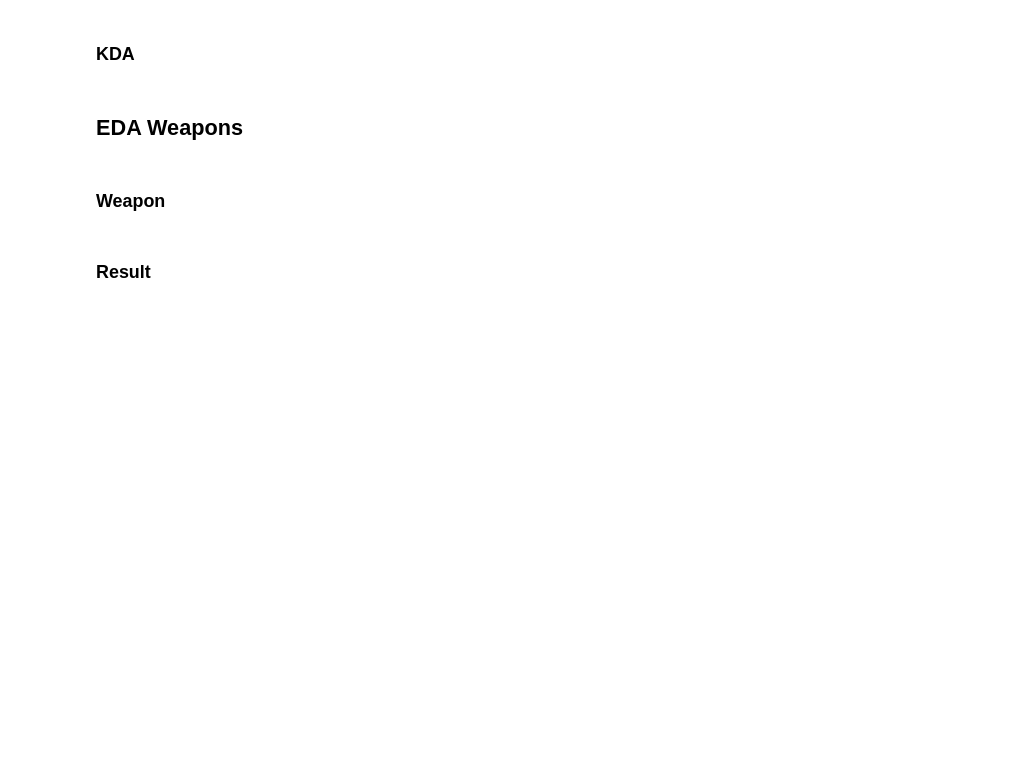
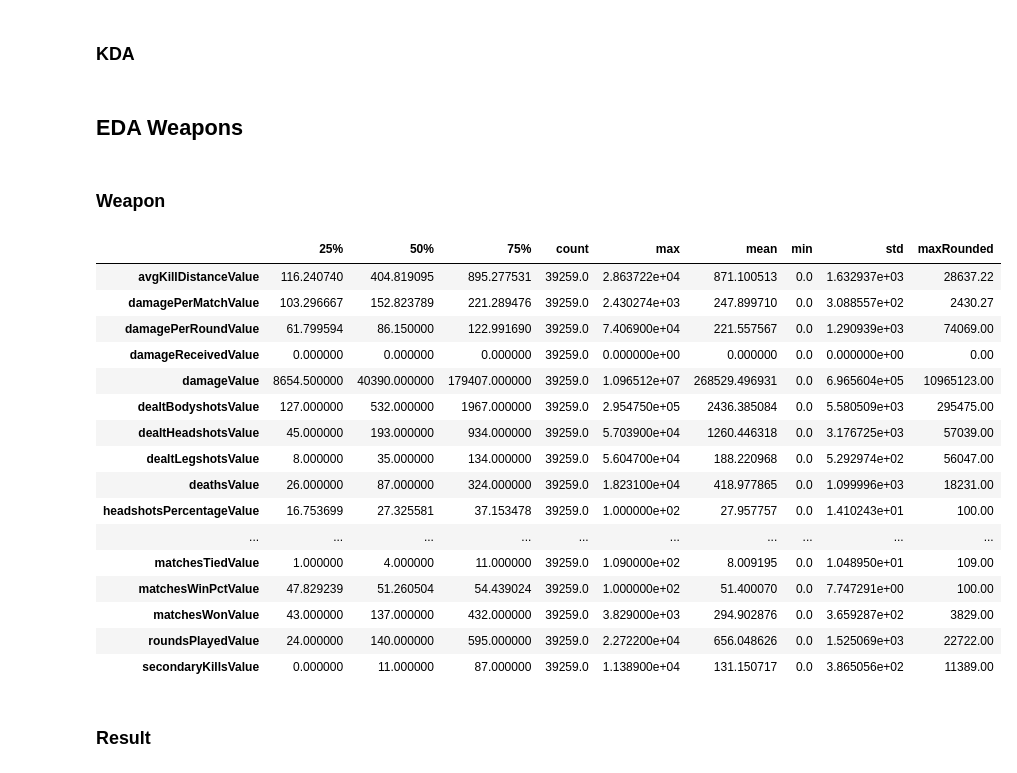
Before and after one commit to aalvestech/tcc_fia_valorant, a Jupyter notebook: notebook/notebook_eda.ipynb, the cells around one changed output. Cells and saved outputs as stored; diff of their text form; code cells hidden in the pictures; blank space fills up the shorter version.

```diff
--- a/notebook/notebook_eda.ipynb
+++ b/notebook/notebook_eda.ipynb
@@ -460,6 +460,29 @@ fig.show()
 ## EDA Weapons
 # %% [markdown]
 ### Weapon
+# %%
+df_weapons_raw_describe = df_weapons_raw.describe()
+df_weapons_raw_describe_pivot = pd.pivot_table(df_weapons_raw_describe, columns=["count", 'mean', 'std', 'min', '25%', '50%', '75%', 'max'])
+df_weapons_raw_describe_pivot['maxRounded'] = df_weapons_raw_describe_pivot['max'].round(2)
+df_weapons_raw_describe_pivot
+# %% [output]
+|  | 25% | 50% | 75% | count | max | mean | min | std | maxRounded |
+| avgKillDistanceValue | 116.240740 | 404.819095 | 895.277531 | 39259.0 | 2.863722e+04 | 871.100513 | 0.0 | 1.632937e+03 | 28637.22 |
+| damagePerMatchValue | 103.296667 | 152.823789 | 221.289476 | 39259.0 | 2.430274e+03 | 247.899710 | 0.0 | 3.088557e+02 | 2430.27 |
+| damagePerRoundValue | 61.799594 | 86.150000 | 122.991690 | 39259.0 | 7.406900e+04 | 221.557567 | 0.0 | 1.290939e+03 | 74069.00 |
+| damageReceivedValue | 0.000000 | 0.000000 | 0.000000 | 39259.0 | 0.000000e+00 | 0.000000 | 0.0 | 0.000000e+00 | 0.00 |
+| damageValue | 8654.500000 | 40390.000000 | 179407.000000 | 39259.0 | 1.096512e+07 | 268529.496931 | 0.0 | 6.965604e+05 | 10965123.00 |
+| dealtBodyshotsValue | 127.000000 | 532.000000 | 1967.000000 | 39259.0 | 2.954750e+05 | 2436.385084 | 0.0 | 5.580509e+03 | 295475.00 |
+| dealtHeadshotsValue | 45.000000 | 193.000000 | 934.000000 | 39259.0 | 5.703900e+04 | 1260.446318 | 0.0 | 3.176725e+03 | 57039.00 |
+| dealtLegshotsValue | 8.000000 | 35.000000 | 134.000000 | 39259.0 | 5.604700e+04 | 188.220968 | 0.0 | 5.292974e+02 | 56047.00 |
+| deathsValue | 26.000000 | 87.000000 | 324.000000 | 39259.0 | 1.823100e+04 | 418.977865 | 0.0 | 1.099996e+03 | 18231.00 |
+| headshotsPercentageValue | 16.753699 | 27.325581 | 37.153478 | 39259.0 | 1.000000e+02 | 27.957757 | 0.0 | 1.410243e+01 | 100.00 |
+| ... | ... | ... | ... | ... | ... | ... | ... | ... | ... |
+| matchesTiedValue | 1.000000 | 4.000000 | 11.000000 | 39259.0 | 1.090000e+02 | 8.009195 | 0.0 | 1.048950e+01 | 109.00 |
+| matchesWinPctValue | 47.829239 | 51.260504 | 54.439024 | 39259.0 | 1.000000e+02 | 51.400070 | 0.0 | 7.747291e+00 | 100.00 |
+| matchesWonValue | 43.000000 | 137.000000 | 432.000000 | 39259.0 | 3.829000e+03 | 294.902876 | 0.0 | 3.659287e+02 | 3829.00 |
+| roundsPlayedValue | 24.000000 | 140.000000 | 595.000000 | 39259.0 | 2.272200e+04 | 656.048626 | 0.0 | 1.525069e+03 | 22722.00 |
+| secondaryKillsValue | 0.000000 | 11.000000 | 87.000000 | 39259.0 | 1.138900e+04 | 131.150717 | 0.0 | 3.865056e+02 | 11389.00 |
 # %%
 most_used_weapons = (
                         df_weapons_raw.groupby('weaponName')['matchesPlayedValue']
```
Also changed, not shown: parts of 8 cells of this notebook, 2 other files.
